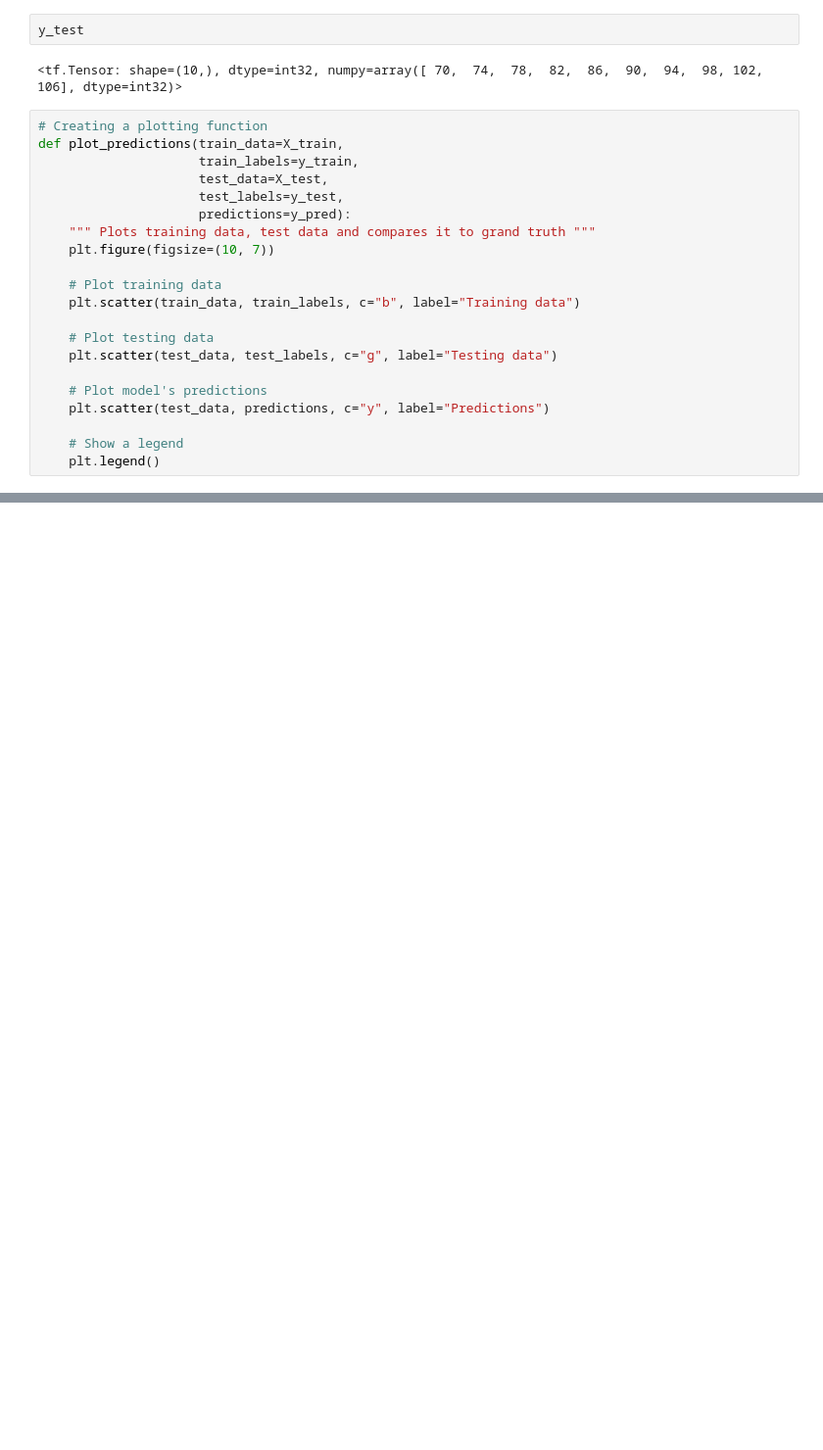
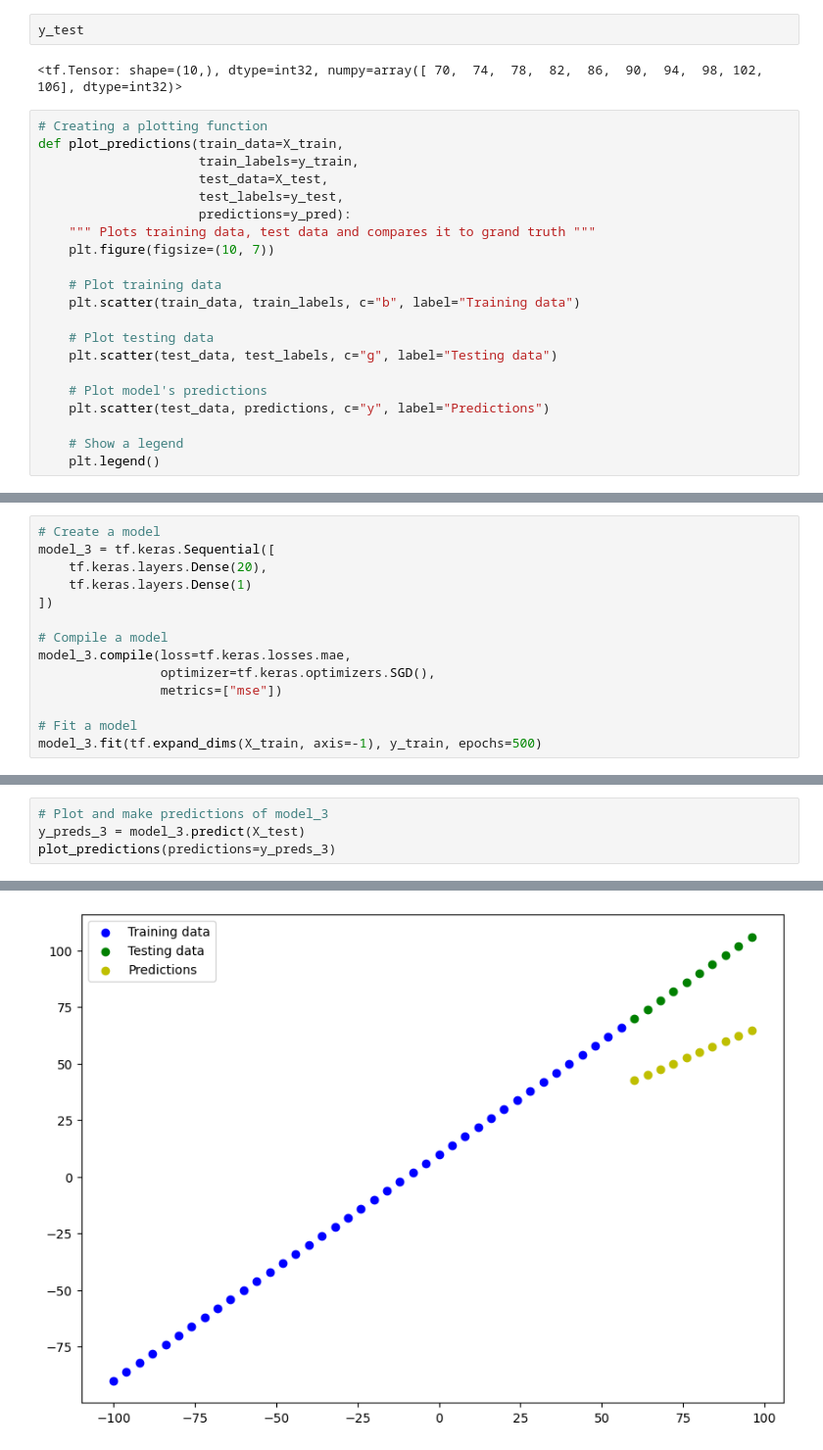
Before and after one commit to ra2dd/jupyter-tensor, a Jupyter notebook: 01_network_regression.ipynb, the cells around one changed output, grey strips where cells are left out. Shown: that part at 98% size. Saved outputs shown, nothing was run; the diff lists cells and outputs as text; blank space fills up the shorter version.

```diff
--- a/01_network_regression.ipynb
+++ b/01_network_regression.ipynb
@@ -491,0 +710,14 @@ plot_predictions()
+# %%
+# Create a model
+model_3 = tf.keras.Sequential([
+    tf.keras.layers.Dense(20),
+    tf.keras.layers.Dense(1)
+])
+
+# Compile a model
+model_3.compile(loss=tf.keras.losses.mae,
+                optimizer=tf.keras.optimizers.SGD(),
+                metrics=["mse"])
+
+# Fit a model
+model_3.fit(tf.expand_dims(X_train, axis=-1), y_train, epochs=500)
@@ -491,0 +743,5 @@ plot_predictions()
+# %%
+# Plot and make predictions of model_3
+y_preds_3 = model_3.predict(X_test)
+plot_predictions(predictions=y_preds_3)
+# %% [output]
@@ -491,0 +749 @@ plot_predictions()
+[figure, added]
```
Also changed, not shown: parts of 37 cells of this notebook.
